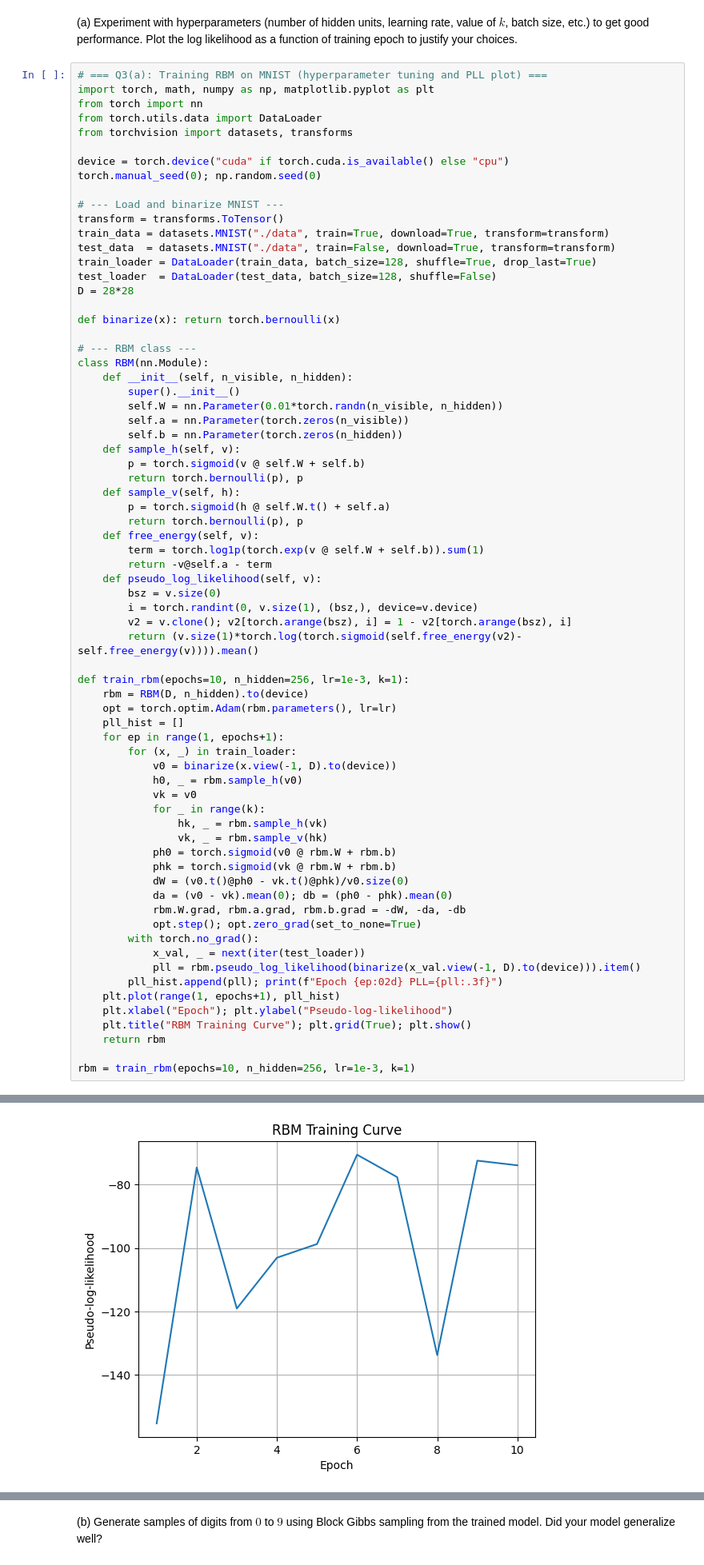
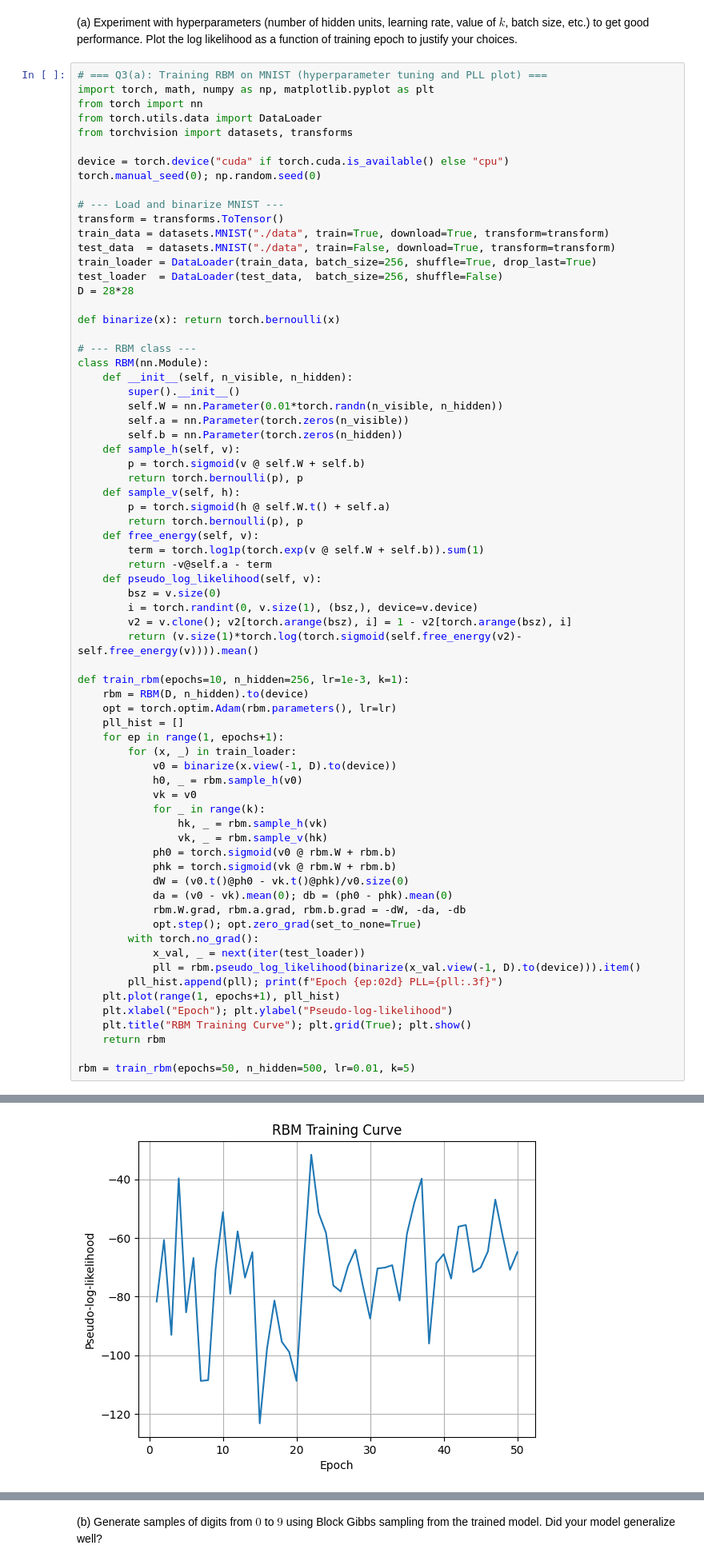
Before and after one commit to allxn753/PHYS449-assignments, a Jupyter notebook: HW6/HW6Q3.ipynb, the cells around one changed output, grey strips where cells are left out. Shown at 80% size. Cells and saved outputs as stored; diff of their text form.

```diff
--- a/HW6/HW6Q3.ipynb
+++ b/HW6/HW6Q3.ipynb
@@ -25,8 +25,8 @@ torch.manual_seed(0); np.random.seed(0)
 transform = transforms.ToTensor()
 train_data = datasets.MNIST("./data", train=True, download=True, transform=transform)
 test_data  = datasets.MNIST("./data", train=False, download=True, transform=transform)
-train_loader = DataLoader(train_data, batch_size=128, shuffle=True, drop_last=True)
-test_loader  = DataLoader(test_data, batch_size=128, shuffle=False)
+train_loader = DataLoader(train_data, batch_size=256, shuffle=True, drop_last=True)
+test_loader  = DataLoader(test_data,  batch_size=256, shuffle=False)
 D = 28*28
 
 def binarize(x): return torch.bernoulli(x)
@@ -80,5 +80,5 @@ def train_rbm(epochs=10, n_hidden=256, lr=1e-3, k=1):
     plt.title("RBM Training Curve"); plt.grid(True); plt.show()
     return rbm
 
-rbm = train_rbm(epochs=10, n_hidden=256, lr=1e-3, k=1)
+rbm = train_rbm(epochs=50, n_hidden=500, lr=0.01, k=5)
 # %% [output]
@@ -95 +102 @@ Epoch 10 PLL=-73.889
-[figure, old version]
+[figure, new version]
```
Also changed, not shown: parts of 6 cells of this notebook.
